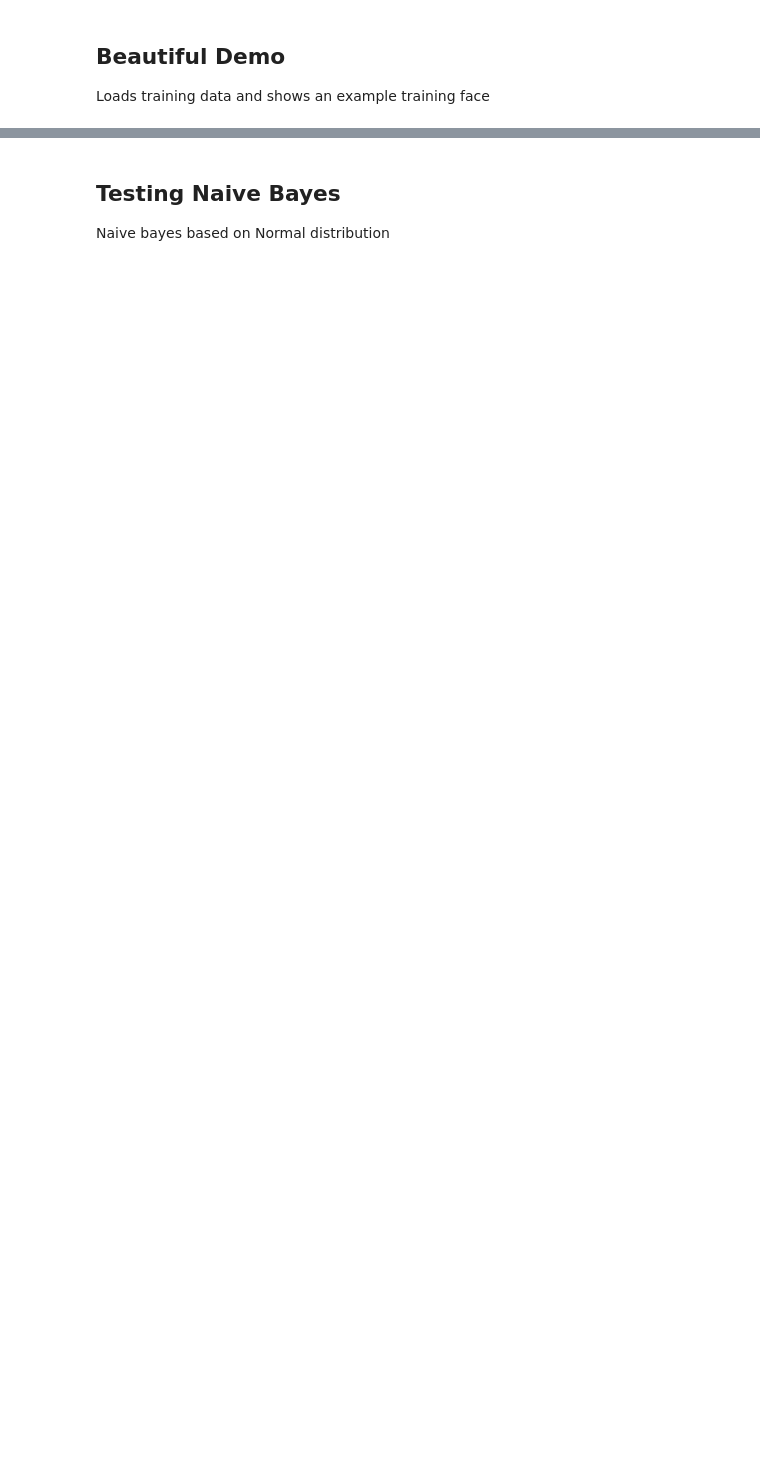
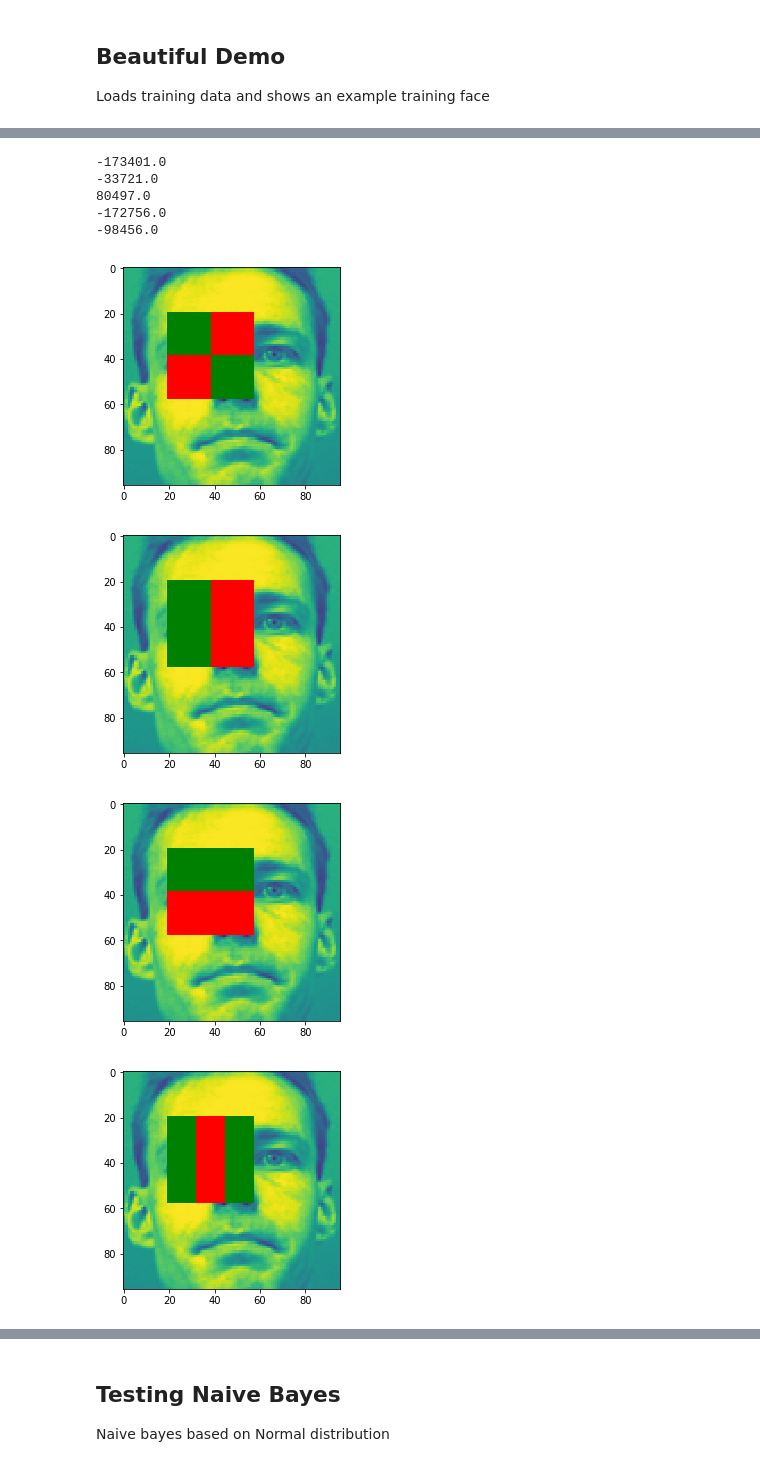
Before and after one commit to JonasRSV/HAR-Plus-Bayesian-Face-Recognition, a Jupyter notebook: Demo.ipynb, the cells around one changed output, grey strips where cells are left out. Cells and saved outputs as stored; diff of their text form; code cells hidden in the pictures; blank space fills up the shorter version.

```diff
--- a/Demo.ipynb
+++ b/Demo.ipynb
@@ -19,0 +29,45 @@ reading csv: 4.3789589405059814
+# %%
+from features import *
+from processing import IntegralImage
+
+fsize = FeatureSize(0.2, 0.2, 0.4, 0.4)
+ii = IntegralImage(sample_image_positive)
+ii.process()
+
+f = Feature(fsize, A)
+fig, ax1 = plt.subplots(1, 1)
+f.print_feature(ii, ax1)
+print(f.calculate(ii))
+
+f = Feature(fsize, B1)
+fig, ax1 = plt.subplots(1, 1)
+f.print_feature(ii, ax1)
+print(f.calculate(ii))
+
+f = Feature(fsize, B2)
+fig, ax1 = plt.subplots(1, 1)
+f.print_feature(ii, ax1)
+print(f.calculate(ii))
+
+f = Feature(fsize, C1)
+fig, ax1 = plt.subplots(1, 1)
+f.print_feature(ii, ax1)
+print(f.calculate(ii))
+
+f = Feature(fsize, C2)
+fig, ax1 = plt.subplots(1, 1)
+f.print_feature(ii, ax1)
+print(f.calculate(ii))
+
+
+plt.show()
+# %% [output]
+-173401.0
+-33721.0
+80497.0
+-172756.0
+-98456.0
+[figure, added]
+[figure, added]
+[figure, added]
+[figure, added]
```
Also changed, not shown: parts of 9 cells of this notebook, 1 other file.
